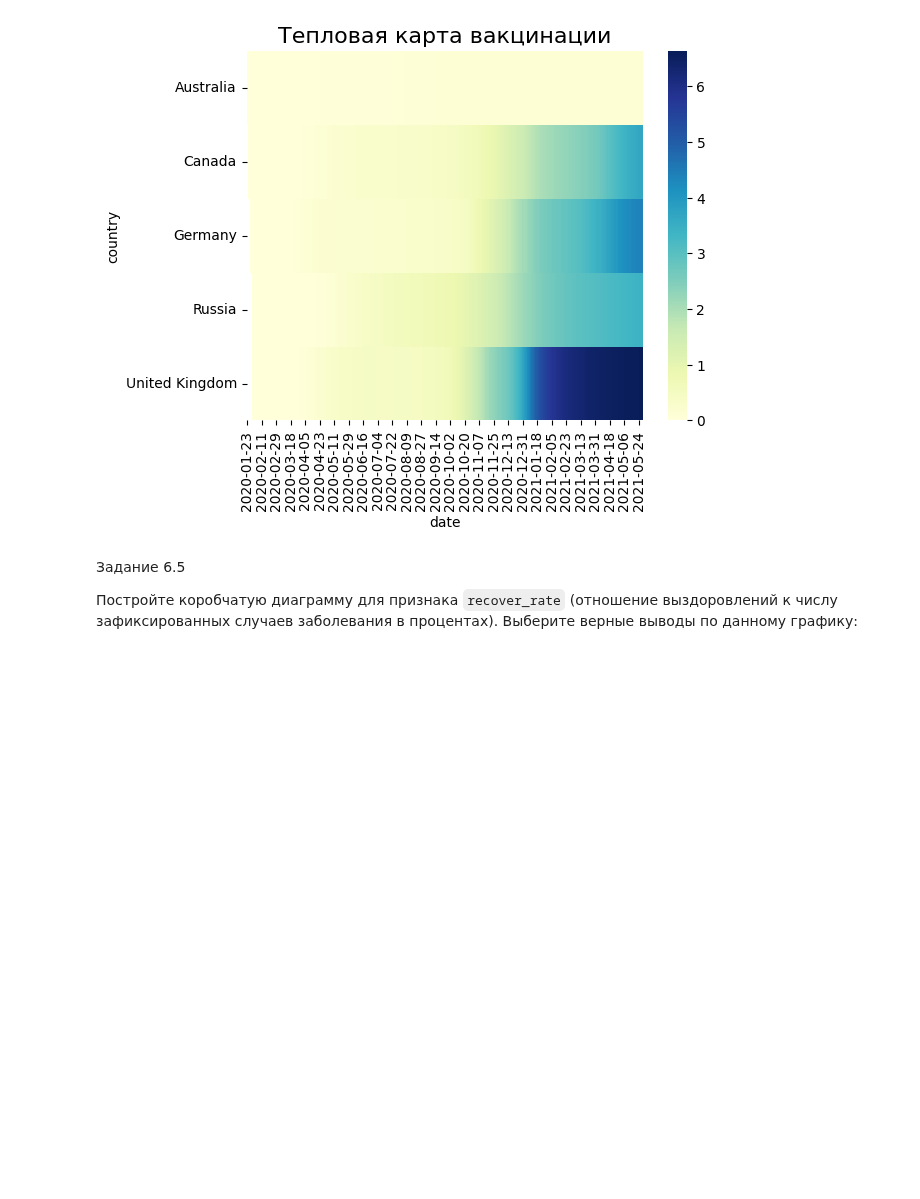
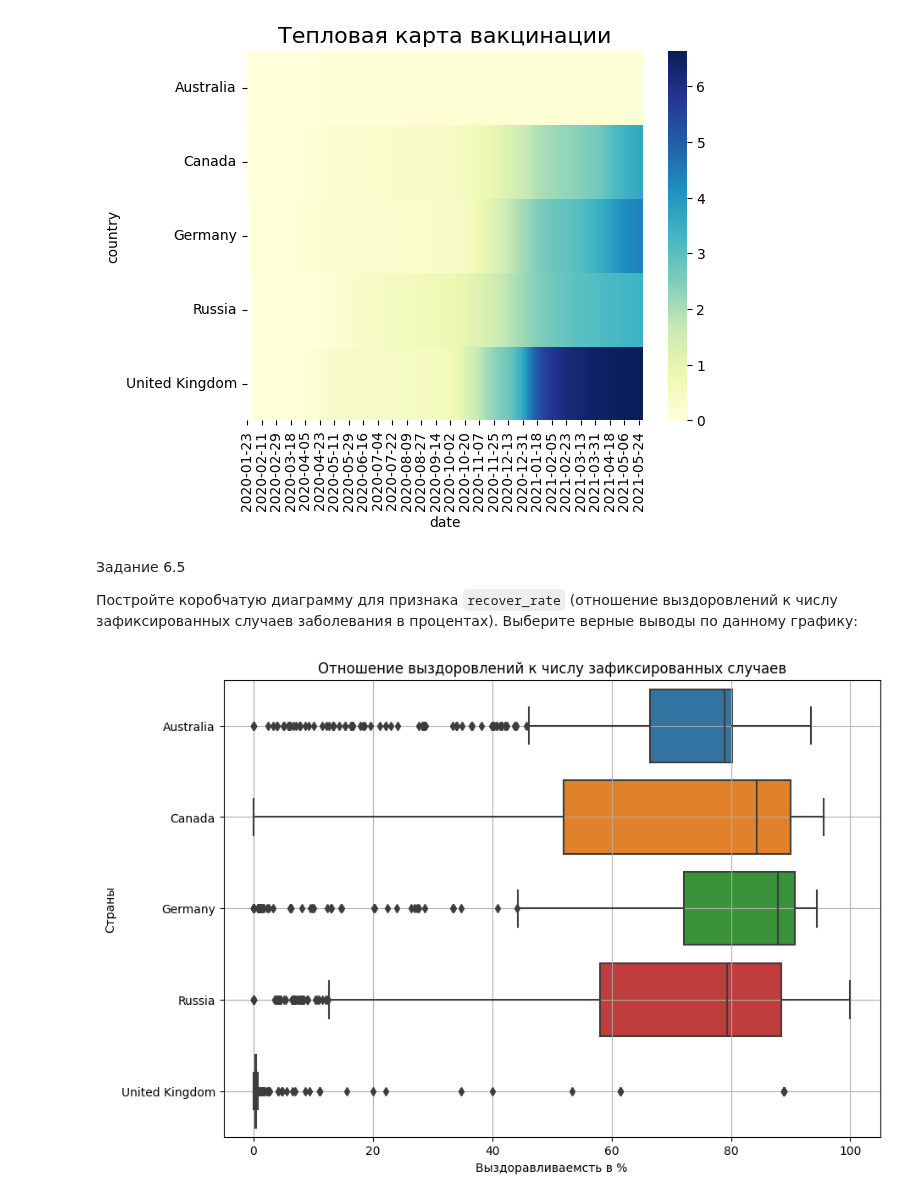
Before and after one commit to Thederis/st_ds, a Jupyter notebook: learning/Visualization/DS_2_5_Visualization_Seaborn.ipynb, the cells around one changed output. Saved outputs shown, nothing was run; the diff lists cells and outputs as text; code cells hidden in the pictures; blank space fills up the shorter version.

```diff
--- a/learning/Visualization/DS_2_5_Visualization_Seaborn.ipynb
+++ b/learning/Visualization/DS_2_5_Visualization_Seaborn.ipynb
@@ -222,3 +224,17 @@ heatmap.set_title('Тепловая карта вакцинации', fontsize=1
 
 Постройте коробчатую диаграмму для признака `recover_rate` (отношение выздоровлений к числу зафиксированных случаев заболевания в процентах).
 Выберите верные выводы по данному графику:
+# %%
+fig = plt.figure(figsize=(10, 7))
+boxplot_rec = sns.boxplot(
+    data=croped_covid_df,
+    x='recover_rate',
+    y='country',
+    orient='h'
+)
+boxplot_rec.set_title('Отношение выздоровлений к числу зафиксированных случаев')
+boxplot_rec.set_xlabel('Выздоравливаемсть в %')
+boxplot_rec.set_ylabel('Страны')
+boxplot_rec.grid()
+# %% [output]
+[figure, added]
```
Also changed, not shown: parts of 1 cell of this notebook, 6 other files.
